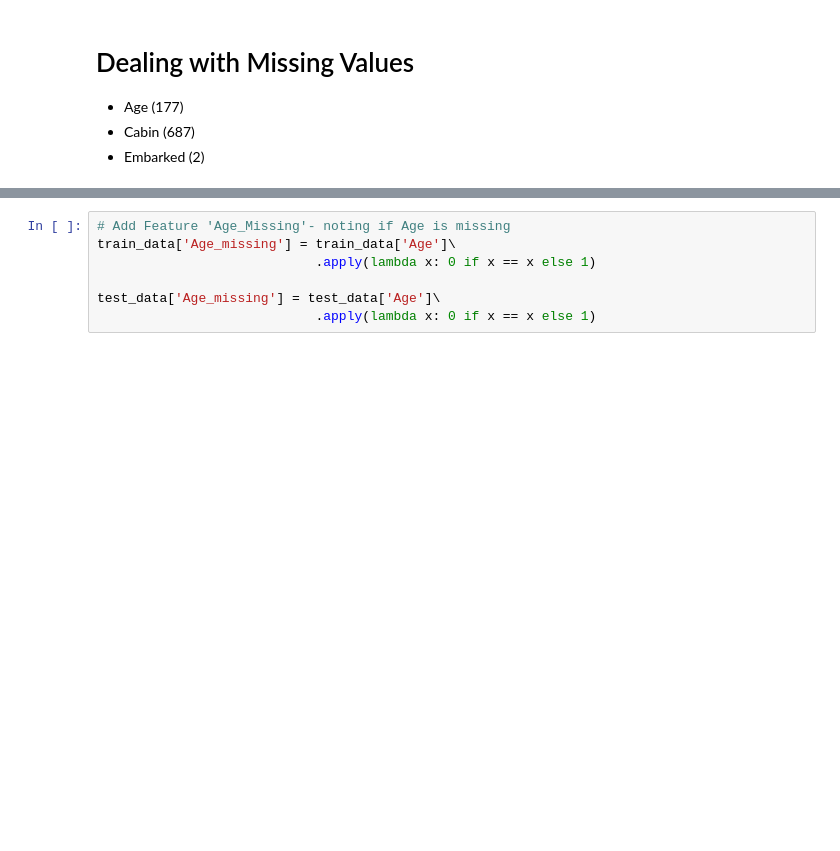
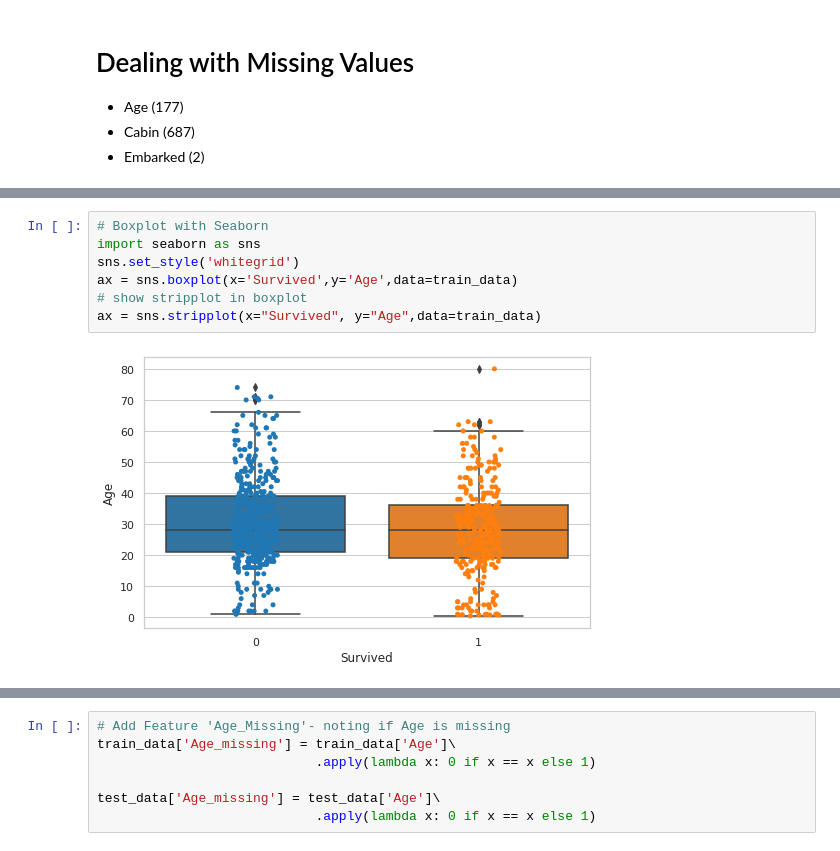
Before and after one commit to tonyhollaar/kaggle-competitions, a Jupyter notebook: titanic-machine-learning-from-disaster.ipynb, the cells around one changed output, grey strips where cells are left out. Cells and saved outputs as stored; diff of their text form; blank space fills up the shorter version.

```diff
--- a/titanic-machine-learning-from-disaster.ipynb
+++ b/titanic-machine-learning-from-disaster.ipynb
@@ -186,0 +212,9 @@ train_data['Age'].plot(kind='hist')
+# %%
+# Boxplot with Seaborn
+import seaborn as sns
+sns.set_style('whitegrid')
+ax = sns.boxplot(x='Survived',y='Age',data=train_data)
+# show stripplot in boxplot
+ax = sns.stripplot(x="Survived", y="Age",data=train_data)
+# %% [output]
+[figure, added]
```
Also changed, not shown: parts of 14 cells of this notebook.
